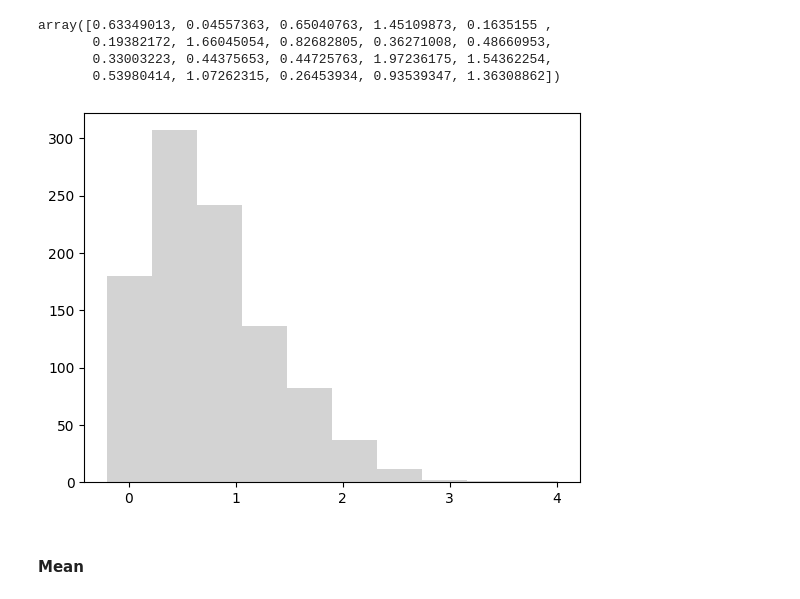
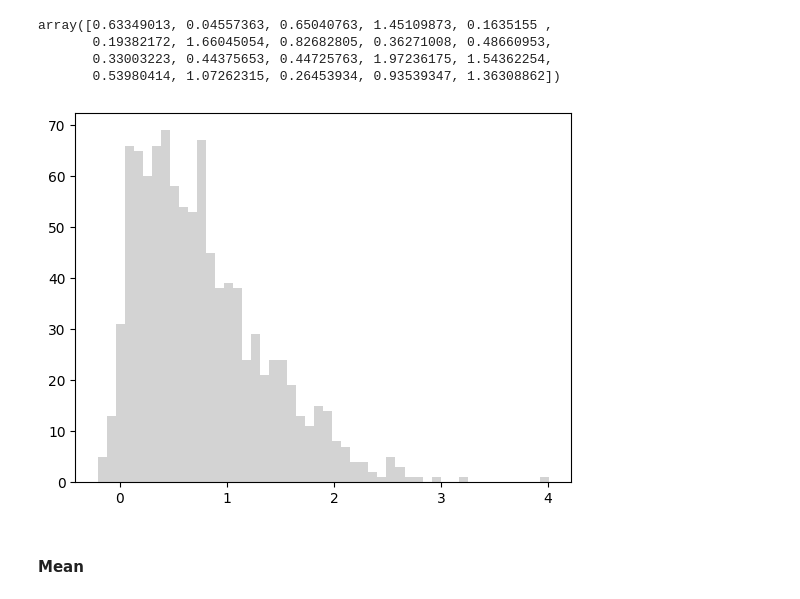
Before and after one commit to iadel93/DEBI_Python, a Jupyter notebook: DataAnalysis/statistics.ipynb, the cells around one changed output. Cells and saved outputs as stored; diff of their text form; code cells hidden in the pictures.

```diff
--- a/DataAnalysis/statistics.ipynb
+++ b/DataAnalysis/statistics.ipynb
@@ -69,9 +69,9 @@ array([0.63349013, 0.04557363, 0.65040763, 1.45109873, 0.1635155 ,
        0.53980414, 1.07262315, 0.26453934, 0.93539347, 1.36308862])
 # %%
 fig, ax = plt.subplots()
-_ = plt.hist(x, color = 'lightgray')
+_ = plt.hist(x, color = 'lightgray', bins=50)
 # %% [output]
-[figure, old version]
+[figure, new version]
 # %% [markdown]
 #### Mean
 # %% [markdown]
```
Also changed, not shown: parts of 44 cells of this notebook, 2 other files.
